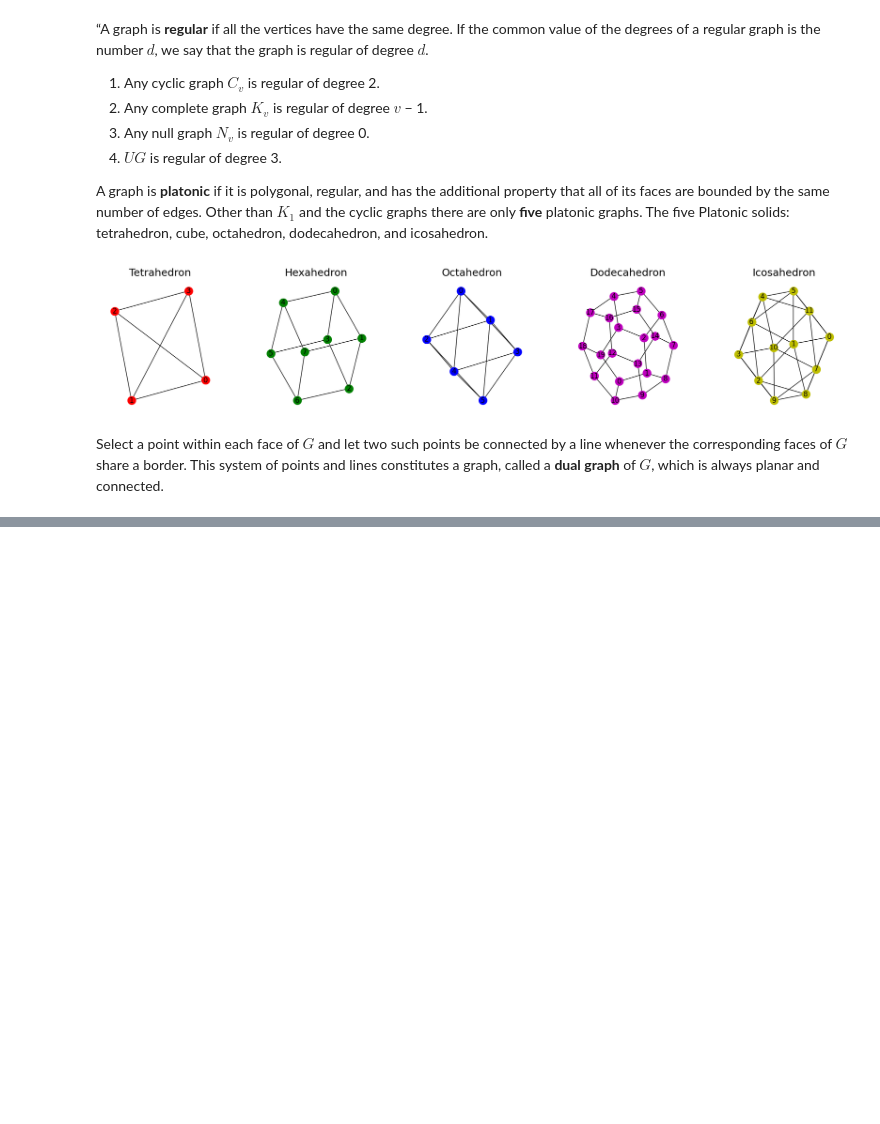
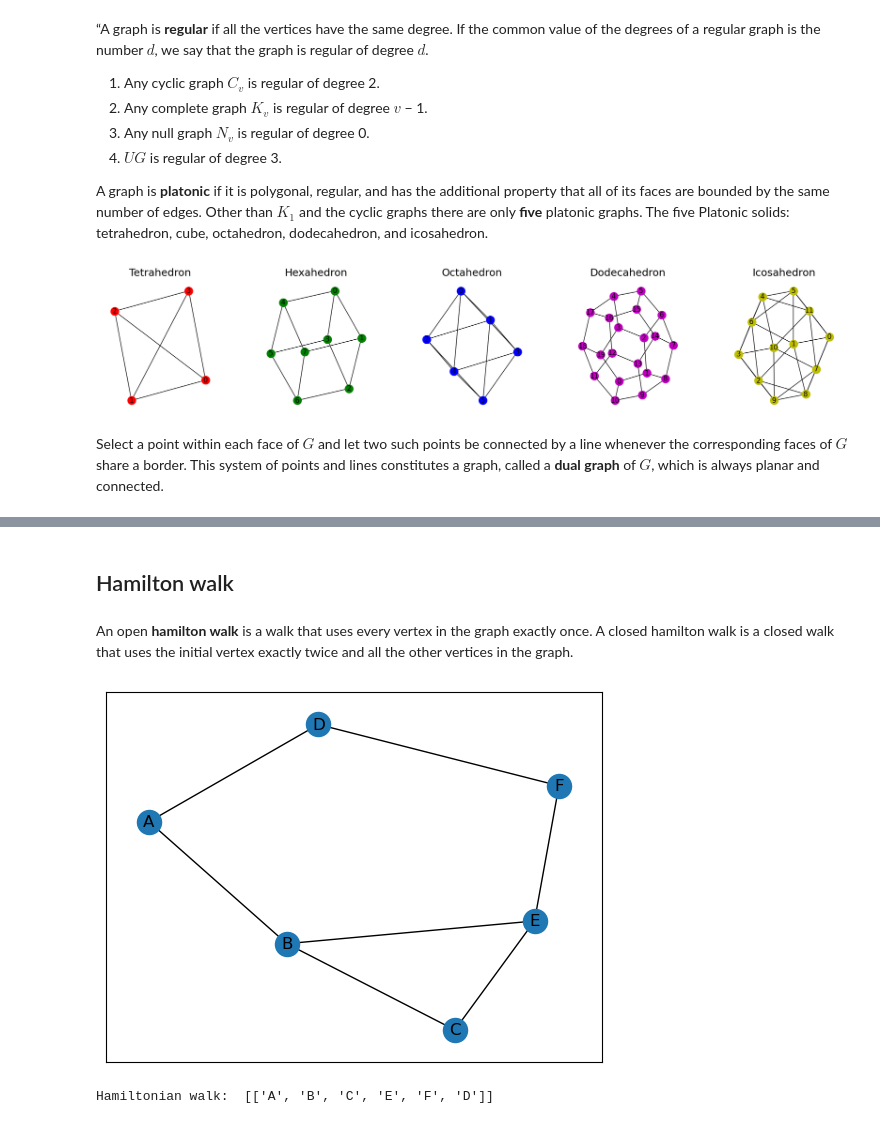
Before and after one commit to deva-k/devabook, a Jupyter notebook: book/graphs/graphs.ipynb, the cells around one changed output, grey strips where cells are left out. Cells and saved outputs as stored; diff of their text form; code cells hidden in the pictures; blank space fills up the shorter version.

Commit message:
added hamiltonian walks

```diff
--- a/book/graphs/graphs.ipynb
+++ b/book/graphs/graphs.ipynb
@@ -410,0 +449,25 @@ Select a point within each face of $G$ and let two such points be connected by a
+# %% [markdown]
+## Hamilton walk
+# %% [markdown]
+An open **hamilton walk** is a walk that uses every vertex in the graph exactly once. A closed hamilton walk is a closed walk that uses the initial vertex exactly twice and all the other vertices in the graph.
+# %%
+# Create a graph
+G = nx.Graph()
+G.add_nodes_from(['A', 'B', 'C', 'D', 'E', 'F'])
+G.add_edges_from([('A', 'B'), ('B', 'C'), ('C', 'E'), ('E', 'F'), ('F', 'D'), ('D', 'A'), ('B', 'E')])
+
+# plot
+nx.draw_networkx(G)
+plt.show()
+
+# Find all simple paths in the graph
+paths = nx.all_simple_paths(G, 'A', 'D')
+
+# Filter for paths that visit all nodes
+hamiltonian_paths = [path for path in paths if set(path) == set(G.nodes)]
+
+# Print the Hamiltonian paths
+print('Hamiltonian walk: ',hamiltonian_paths)
+# %% [output]
+[figure, added]
+Hamiltonian walk:  [['A', 'B', 'C', 'E', 'F', 'D']]
```
Also changed, not shown: parts of 3 cells of this notebook.
